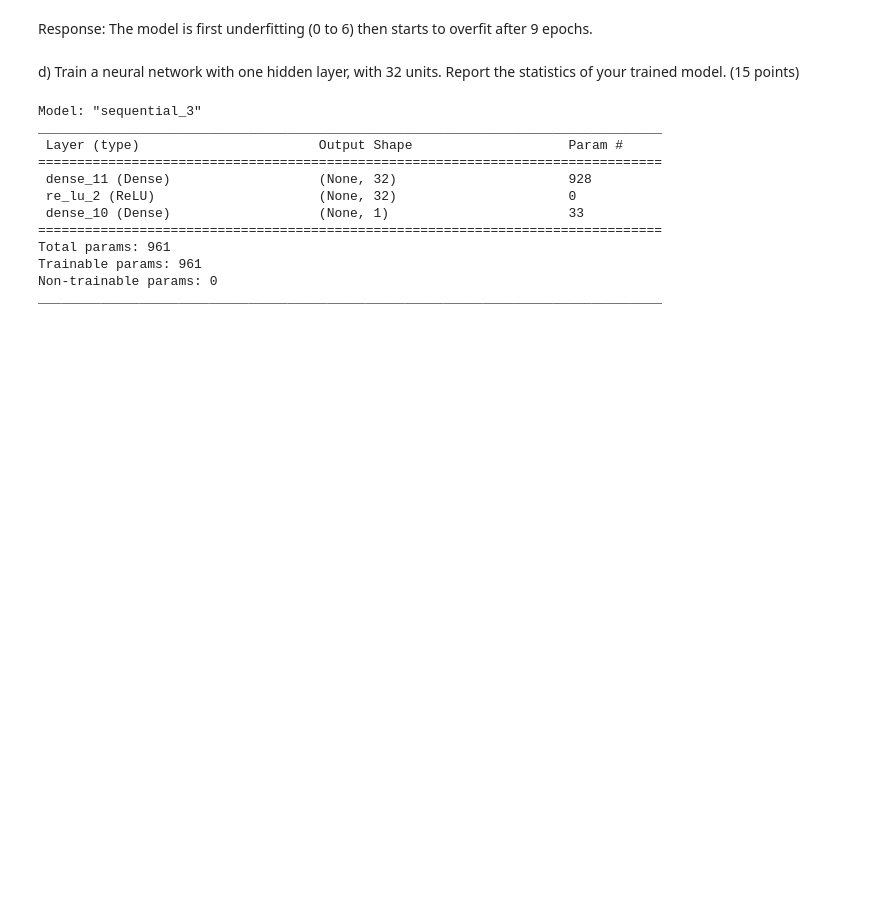
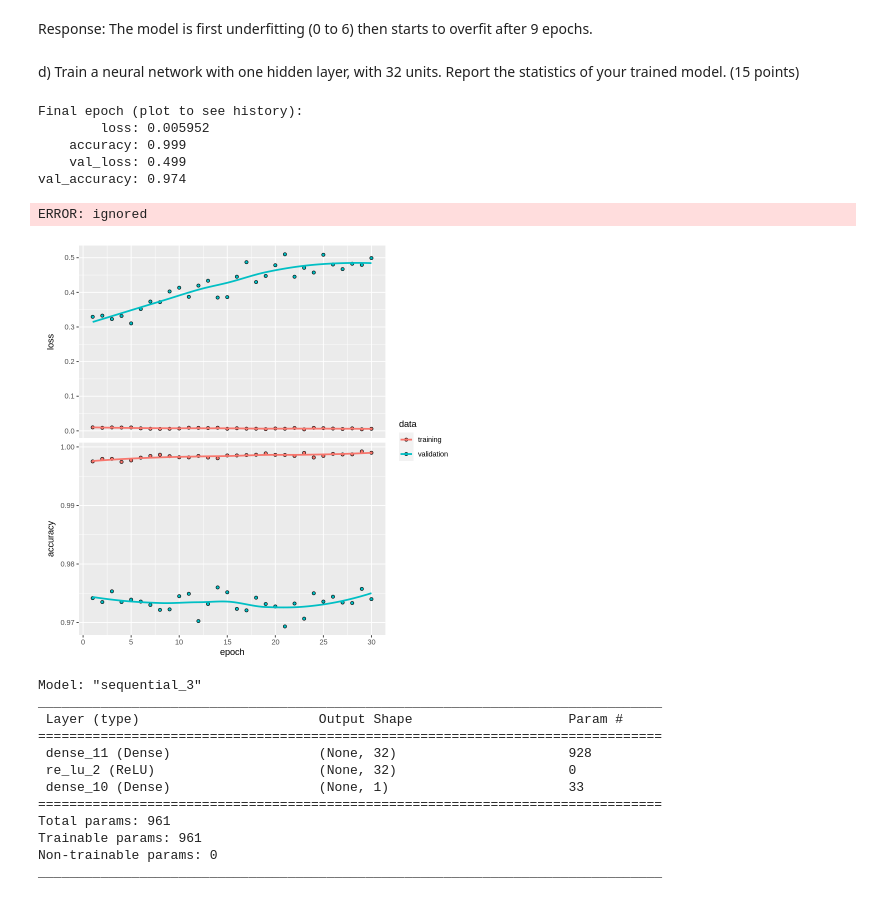
Before and after one commit to tjpapenfuss/AnalyticsEdge, a Jupyter notebook: HW_7/HW7.ipynb, the cells around one changed output. Cells and saved outputs as stored; diff of their text form; code cells hidden in the pictures; blank space fills up the shorter version.

```diff
--- a/HW_7/HW7.ipynb
+++ b/HW_7/HW7.ipynb
@@ -222,6 +224,34 @@ d) Train a neural network with one hidden layer, with 32 units. Report the stati
 # %%
 #neural network with two hidden layers, ReLU
 model_keras <- keras_model_sequential()
+# %%
+model2 <- keras_model_sequential()
+model2 %>%
+  layer_dense(units = 32, activation = "relu", input_shape = c(784))
+
+model2 %>% compile(
+  loss = "categorical_crossentropy",
+  optimizer = optimizer_rmsprop(),
+  metrics = c("accuracy")
+)
+
+history2 <- model %>% fit(
+  x_train, y_train,
+  epochs = 30, batch_size = 64,
+  validation_split = 0.2
+)
+
+plot(history2)
+history2
+model2 %>% evaluate(x_test, y_test)
+# %% [output]
+Final epoch (plot to see history):
+        loss: 0.005952
+    accuracy: 0.999
+    val_loss: 0.499
+val_accuracy: 0.974
+ERROR: ignored
+[figure, added]
 # %%
 
 model_keras %>%
```
Also changed, not shown: parts of 4 cells of this notebook.
